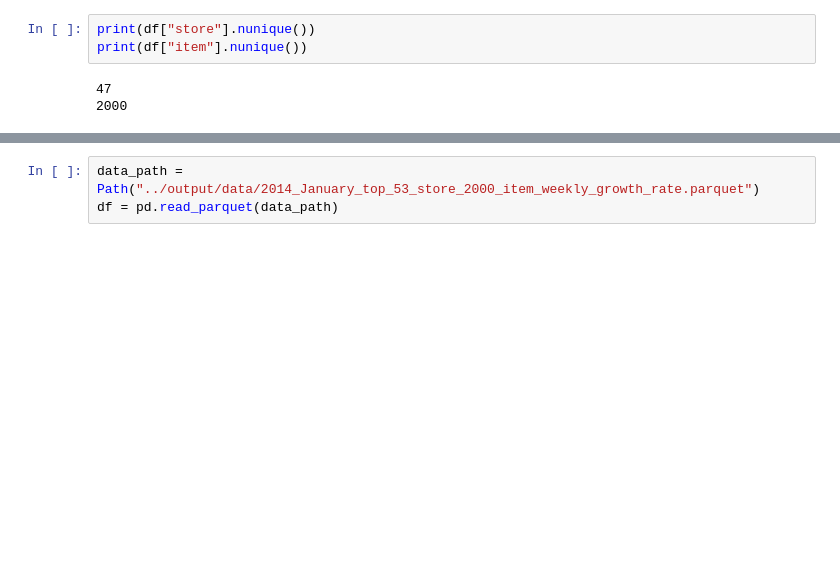
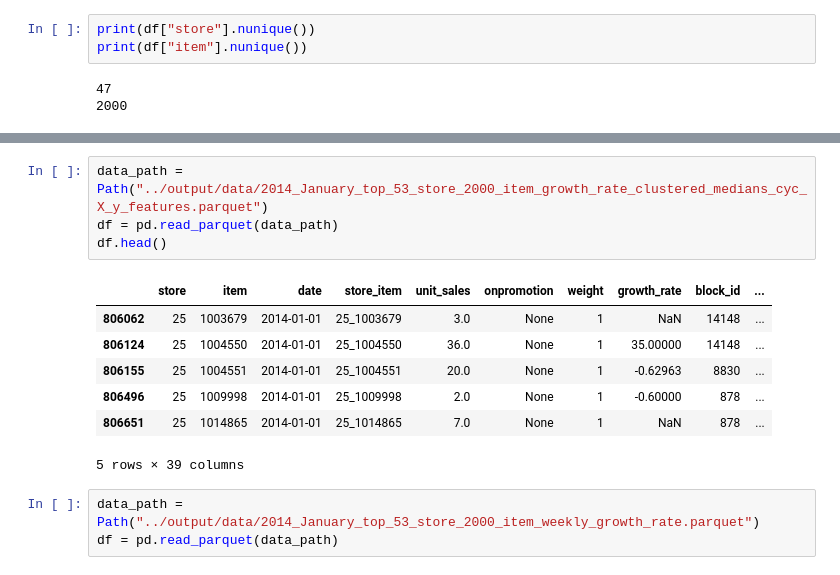
Before and after one commit to ygrepo/kaggle_favorita_grocery_sales_forecasting, a Jupyter notebook: notebook/load_data.ipynb, the cells around one changed output, grey strips where cells are left out. Cells and saved outputs as stored; diff of their text form; blank space fills up the shorter version.

```diff
--- a/notebook/load_data.ipynb
+++ b/notebook/load_data.ipynb
@@ -142,3 +181,15 @@ df.query("store_item == '10_999547'")
+# %%
+data_path = Path("../output/data/2014_January_top_53_store_2000_item_growth_rate_clustered_medians_cyc_X_y_features.parquet")
+df = pd.read_parquet(data_path)
+df.head()
+# %% [output]
+|  | store | item | date | store_item | unit_sales | onpromotion | weight | growth_rate | block_id | ... |
+| 806062 | 25 | 1003679 | 2014-01-01 | 25_1003679 | 3.0 | None | 1 | NaN | 14148 | ... |
+| 806124 | 25 | 1004550 | 2014-01-01 | 25_1004550 | 36.0 | None | 1 | 35.00000 | 14148 | ... |
+| 806155 | 25 | 1004551 | 2014-01-01 | 25_1004551 | 20.0 | None | 1 | -0.62963 | 8830 | ... |
+| 806496 | 25 | 1009998 | 2014-01-01 | 25_1009998 | 2.0 | None | 1 | -0.60000 | 878 | ... |
+| 806651 | 25 | 1014865 | 2014-01-01 | 25_1014865 | 7.0 | None | 1 | NaN | 878 | ... |
+5 rows × 39 columns
 # %%
 data_path = Path("../output/data/2014_January_top_53_store_2000_item_weekly_growth_rate.parquet")
 df = pd.read_parquet(data_path)
```
Also changed, not shown: parts of 18 cells of this notebook, 4 other files.
